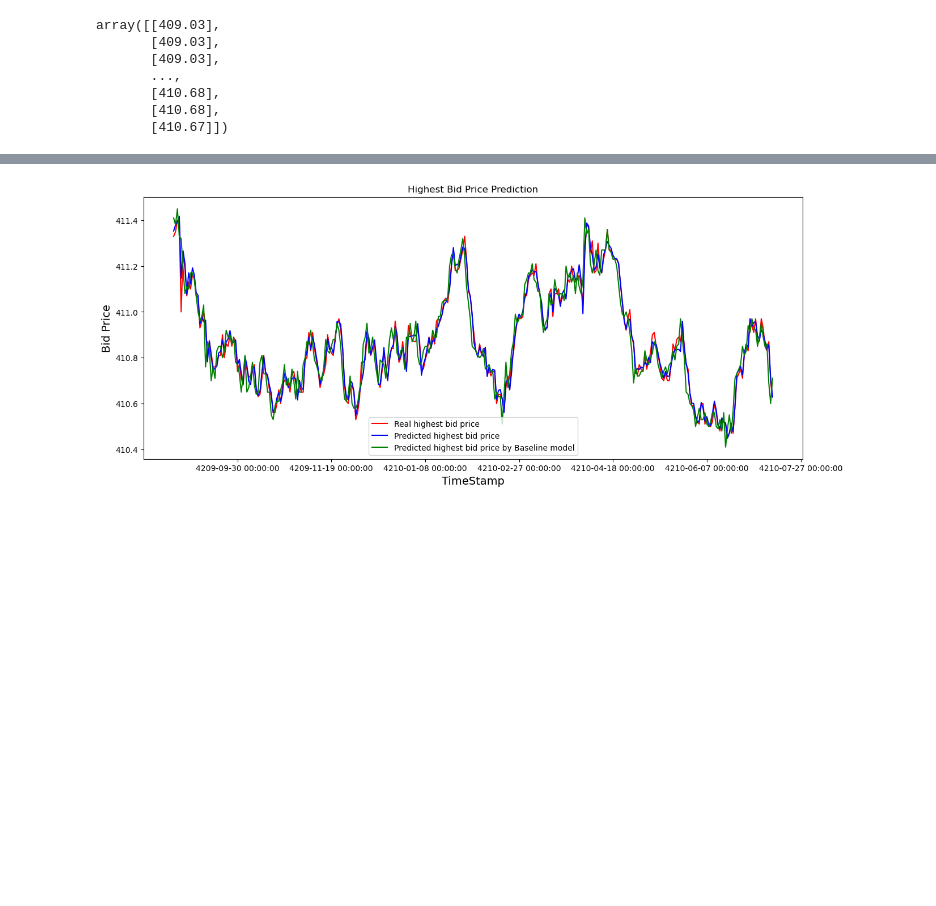
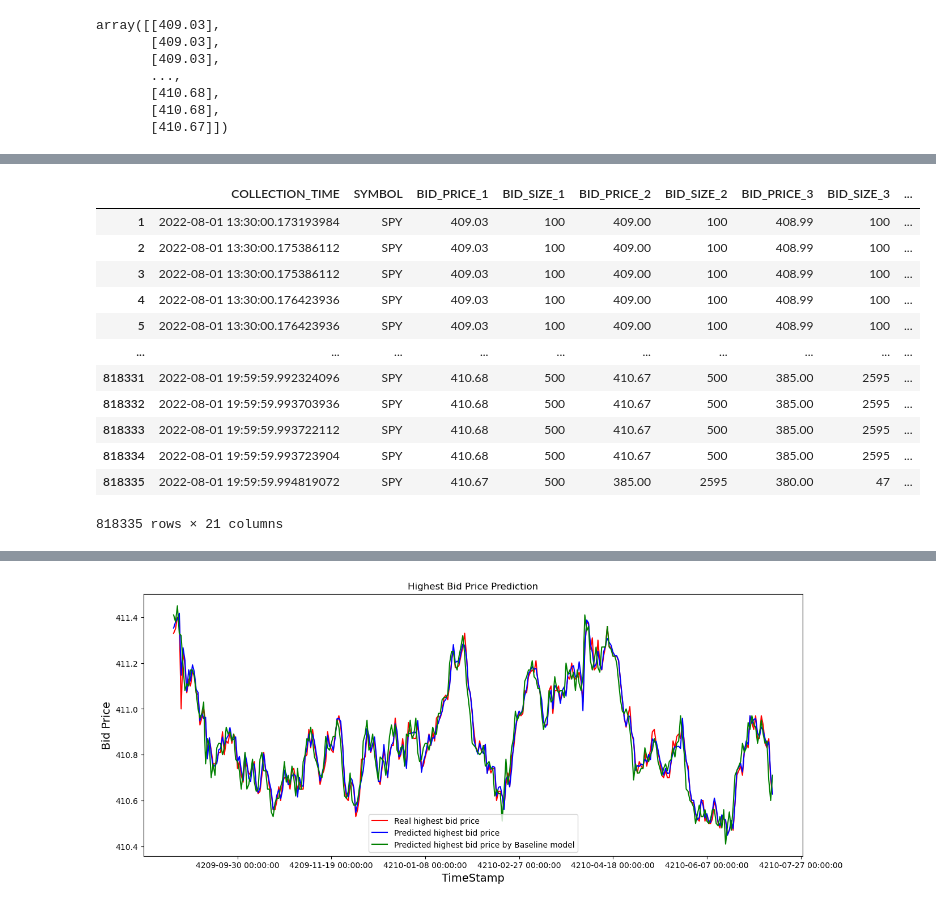
Before and after one commit to knangia04/cryptocurrency-price-movements-forecasting, a Jupyter notebook: LSTM_iex_data.ipynb, the cells around one changed output, grey strips where cells are left out. Drawn from its saved outputs; the diff is of its cells as text; code cells hidden in the pictures; blank space fills up the shorter version.

```diff
--- a/LSTM_iex_data.ipynb
+++ b/LSTM_iex_data.ipynb
@@ -104,3 +86,50 @@ array([[<Axes: title={'center': 'BID_PRICE_1'}>]], dtype=object)
+# %%
+df = pd.read_csv('20220801_book_updates.csv')
+
+# Convert COLLECTION_TIME to datetime
+df['COLLECTION_TIME'] = pd.to_datetime(df['COLLECTION_TIME'])
+
+# Calculate price spread
+df['PRICE_SPREAD'] = df['ASK_PRICE_1'] - df['BID_PRICE_1']
+
+# Calculate bid-ask spread ratio
+df['MID_PRICE'] = (df['BID_PRICE_1'] + df['ASK_PRICE_1']) / 2
+df['BID_ASK_SPREAD_RATIO'] = df['PRICE_SPREAD'] / df['MID_PRICE']
+
+# Calculate price change
+df['PRICE_CHANGE'] = df.groupby('SYMBOL')['BID_PRICE_1'].diff()
+
+# Calculate volume imbalance
+df['VOLUME_IMBALANCE'] = df['BID_SIZE_1'] - df['ASK_SIZE_1']
+
+# Extract hour and minute from COLLECTION_TIME
+df['HOUR'] = df['COLLECTION_TIME'].dt.hour
+df['MINUTE'] = df['COLLECTION_TIME'].dt.minute
+
+# Drop unnecessary columns
+df.drop(['MESSAGE_ID', 'MESSAGE_TYPE'], axis=1, inplace=True)
+
+# Optionally, drop rows with missing values
+df.dropna(inplace=True)
+
+# Save the engineered features to a new CSV file
+df.to_csv('feature_engineered_data.csv', index=False)
+# %%
+df
+# %% [output]
+|  | COLLECTION_TIME | SYMBOL | BID_PRICE_1 | BID_SIZE_1 | BID_PRICE_2 | BID_SIZE_2 | BID_PRICE_3 | BID_SIZE_3 | ... |
+| 1 | 2022-08-01 13:30:00.173193984 | SPY | 409.03 | 100 | 409.00 | 100 | 408.99 | 100 | ... |
+| 2 | 2022-08-01 13:30:00.175386112 | SPY | 409.03 | 100 | 409.00 | 100 | 408.99 | 100 | ... |
+| 3 | 2022-08-01 13:30:00.175386112 | SPY | 409.03 | 100 | 409.00 | 100 | 408.99 | 100 | ... |
+| 4 | 2022-08-01 13:30:00.176423936 | SPY | 409.03 | 100 | 409.00 | 100 | 408.99 | 100 | ... |
+| 5 | 2022-08-01 13:30:00.176423936 | SPY | 409.03 | 100 | 409.00 | 100 | 408.99 | 100 | ... |
+| ... | ... | ... | ... | ... | ... | ... | ... | ... | ... |
+| 818331 | 2022-08-01 19:59:59.992324096 | SPY | 410.68 | 500 | 410.67 | 500 | 385.00 | 2595 | ... |
+| 818332 | 2022-08-01 19:59:59.993703936 | SPY | 410.68 | 500 | 410.67 | 500 | 385.00 | 2595 | ... |
+| 818333 | 2022-08-01 19:59:59.993722112 | SPY | 410.68 | 500 | 410.67 | 500 | 385.00 | 2595 | ... |
+| 818334 | 2022-08-01 19:59:59.993723904 | SPY | 410.68 | 500 | 410.67 | 500 | 385.00 | 2595 | ... |
+| 818335 | 2022-08-01 19:59:59.994819072 | SPY | 410.67 | 500 | 385.00 | 2595 | 380.00 | 47 | ... |
+818335 rows × 21 columns
 # %%
 #Normalize the data with MinMaxScaler
 from sklearn.preprocessing import MinMaxScaler
```
Also changed, not shown: parts of 21 cells of this notebook.
